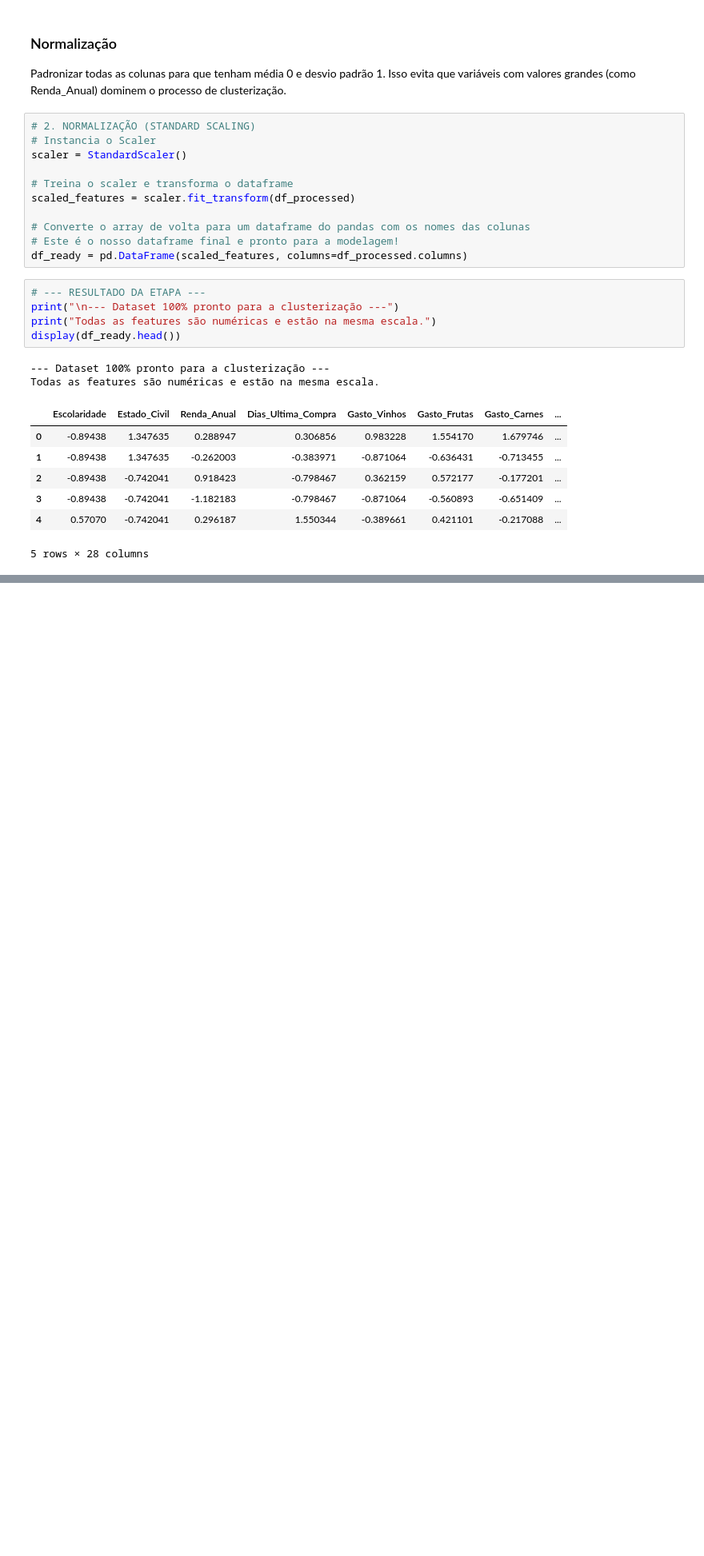
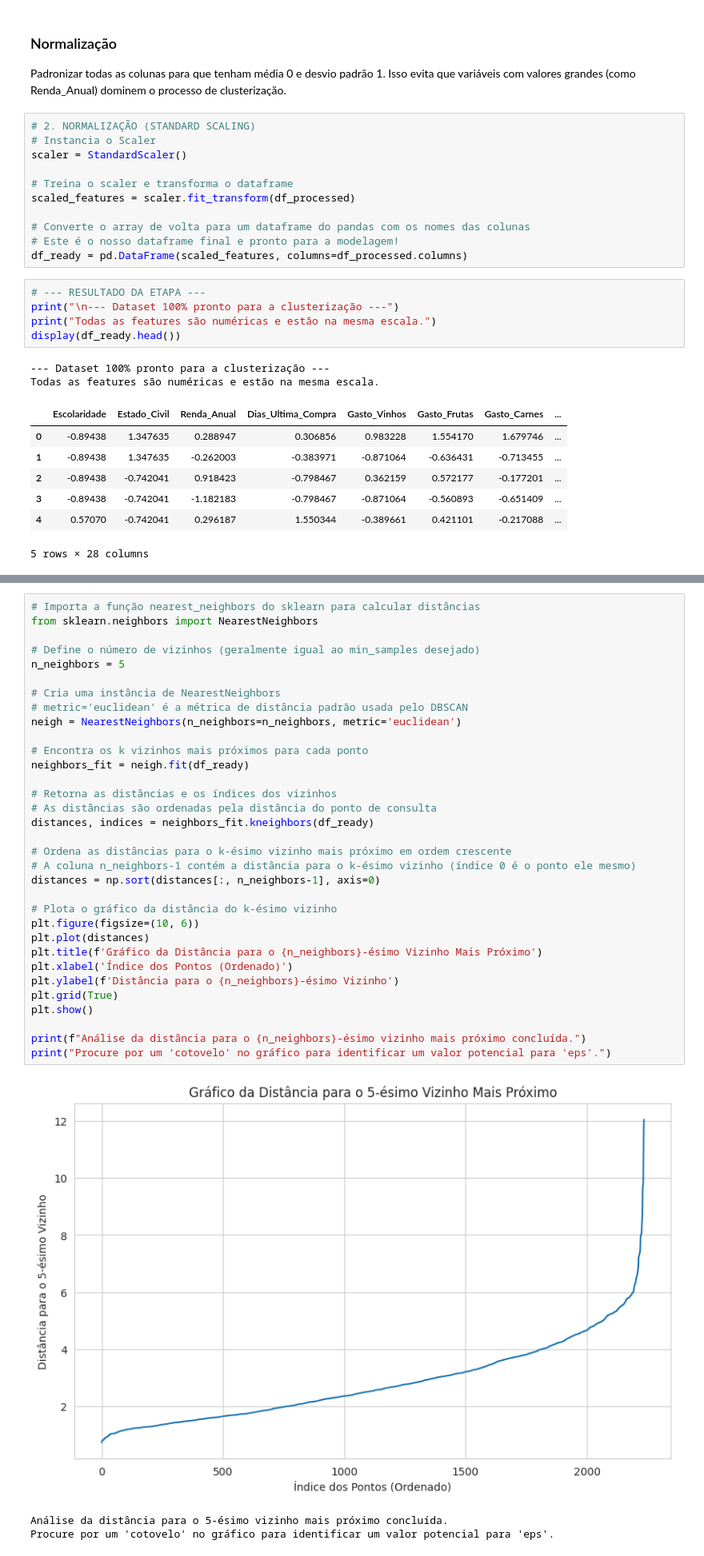
Before and after one commit to juniors719/customer_personality_clustering, a Jupyter notebook: customer_segmentation.ipynb, the cells around one changed output, grey strips where cells are left out. Shown at 80% size. Cells and saved outputs as stored; diff of their text form; blank space fills up the shorter version.

```diff
--- a/customer_segmentation.ipynb
+++ b/customer_segmentation.ipynb
@@ -642,0 +558,37 @@ dtype: float64
+# %%
+# Importa a função nearest_neighbors do sklearn para calcular distâncias
+from sklearn.neighbors import NearestNeighbors
+
+# Define o número de vizinhos (geralmente igual ao min_samples desejado)
+n_neighbors = 5
+
+# Cria uma instância de NearestNeighbors
+# metric='euclidean' é a métrica de distância padrão usada pelo DBSCAN
+neigh = NearestNeighbors(n_neighbors=n_neighbors, metric='euclidean')
+
+# Encontra os k vizinhos mais próximos para cada ponto
+neighbors_fit = neigh.fit(df_ready)
+
+# Retorna as distâncias e os índices dos vizinhos
+# As distâncias são ordenadas pela distância do ponto de consulta
+distances, indices = neighbors_fit.kneighbors(df_ready)
+
+# Ordena as distâncias para o k-ésimo vizinho mais próximo em ordem crescente
+# A coluna n_neighbors-1 contém a distância para o k-ésimo vizinho (índice 0 é o ponto ele mesmo)
+distances = np.sort(distances[:, n_neighbors-1], axis=0)
+
+# Plota o gráfico da distância do k-ésimo vizinho
+plt.figure(figsize=(10, 6))
+plt.plot(distances)
+plt.title(f'Gráfico da Distância para o {n_neighbors}-ésimo Vizinho Mais Próximo')
+plt.xlabel('Índice dos Pontos (Ordenado)')
+plt.ylabel(f'Distância para o {n_neighbors}-ésimo Vizinho')
+plt.grid(True)
+plt.show()
+
+print(f"Análise da distância para o {n_neighbors}-ésimo vizinho mais próximo concluída.")
+print("Procure por um 'cotovelo' no gráfico para identificar um valor potencial para 'eps'.")
+# %% [output]
+[figure, added]
+Análise da distância para o 5-ésimo vizinho mais próximo concluída.
+Procure por um 'cotovelo' no gráfico para identificar um valor potencial para 'eps'.
```
Also changed, not shown: parts of 15 cells of this notebook.
